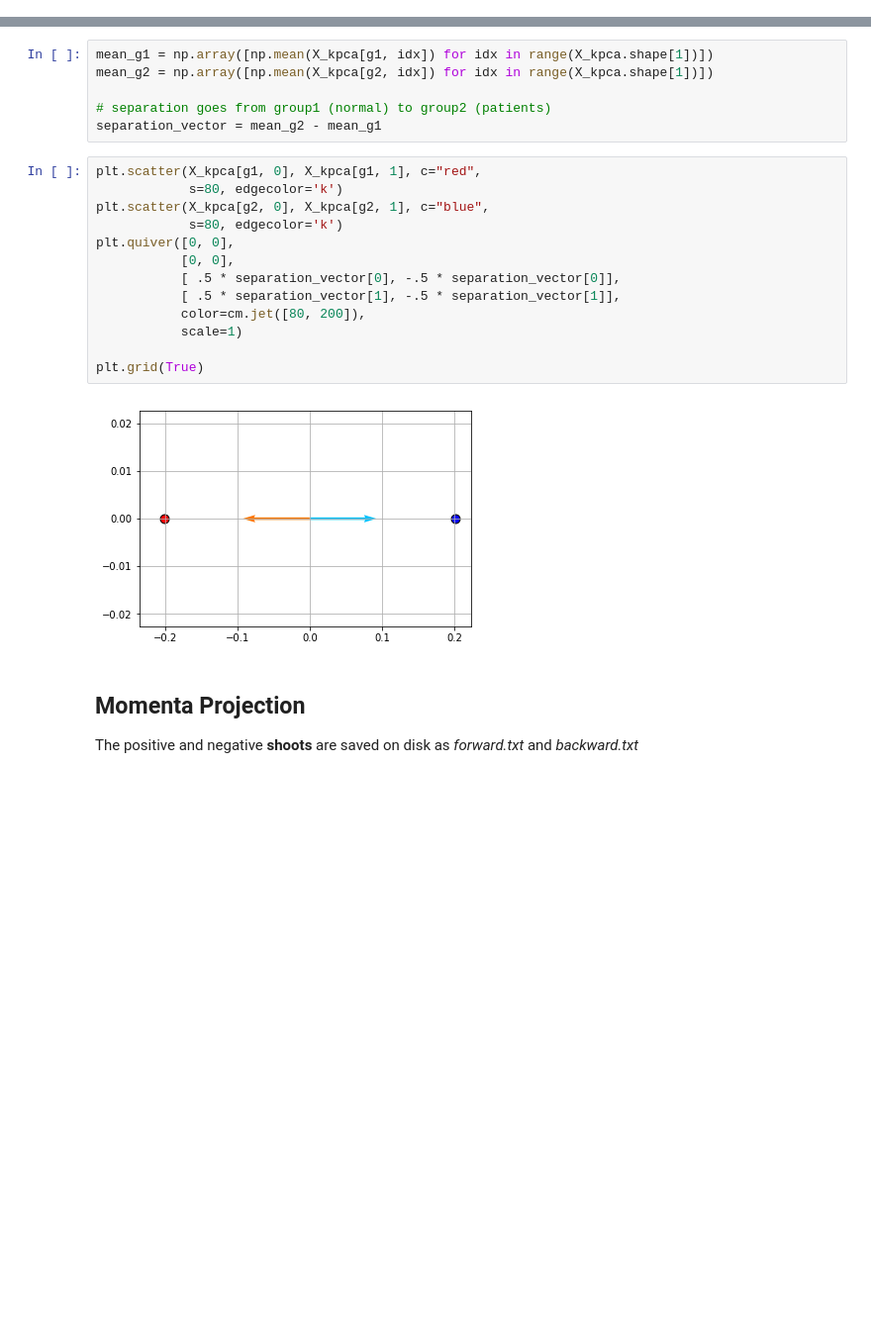
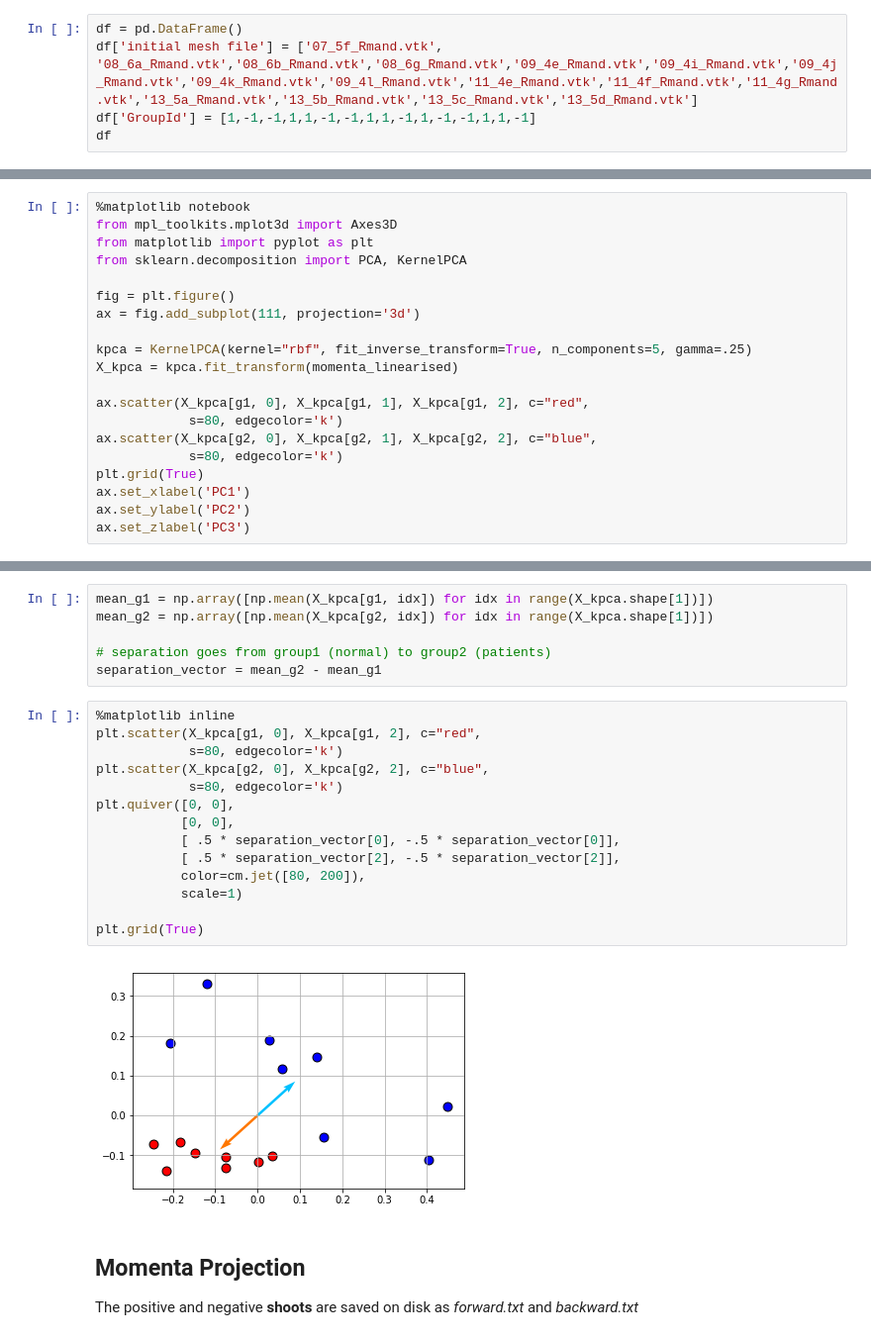
Before and after one commit to marta-vidalgarcia/landmark-free-deformetrica, a Jupyter notebook: shape-statistics-analysis.ipynb, the cells around one changed output, grey strips where cells are left out. Shown at 99% size. Cells and saved outputs as stored; diff of their text form; blank space fills up the shorter version.

```diff
--- a/shape-statistics-analysis.ipynb
+++ b/shape-statistics-analysis.ipynb
@@ -137,0 +129,5 @@ df
+# %%
+df = pd.DataFrame()
+df['initial mesh file'] = ['07_5f_Rmand.vtk', '08_6a_Rmand.vtk','08_6b_Rmand.vtk','08_6g_Rmand.vtk','09_4e_Rmand.vtk','09_4i_Rmand.vtk','09_4j_Rmand.vtk','09_4k_Rmand.vtk','09_4l_Rmand.vtk','11_4e_Rmand.vtk','11_4f_Rmand.vtk','11_4g_Rmand.vtk','13_5a_Rmand.vtk','13_5b_Rmand.vtk','13_5c_Rmand.vtk','13_5d_Rmand.vtk']
+df['GroupId'] = [1,-1,-1,1,1,-1,-1,1,1,-1,1,-1,-1,1,1,-1]
+df
@@ -211,0 +226,20 @@ plt.grid(True)
+# %%
+%matplotlib notebook
+from mpl_toolkits.mplot3d import Axes3D
+from matplotlib import pyplot as plt
+from sklearn.decomposition import PCA, KernelPCA
+
+fig = plt.figure()
+ax = fig.add_subplot(111, projection='3d')
+
+kpca = KernelPCA(kernel="rbf", fit_inverse_transform=True, n_components=5, gamma=.25)
+X_kpca = kpca.fit_transform(momenta_linearised)
+
+ax.scatter(X_kpca[g1, 0], X_kpca[g1, 1], X_kpca[g1, 2], c="red",
+            s=80, edgecolor='k')
+ax.scatter(X_kpca[g2, 0], X_kpca[g2, 1], X_kpca[g2, 2], c="blue",
+            s=80, edgecolor='k')
+plt.grid(True)
+ax.set_xlabel('PC1')
+ax.set_ylabel('PC2')
+ax.set_zlabel('PC3')
@@ -257,20 +312,21 @@ mean_g2 = np.array([np.mean(X_kpca[g2, idx]) for idx in range(X_kpca.shape[1])])
 # separation goes from group1 (normal) to group2 (patients)
 separation_vector = mean_g2 - mean_g1
 # %%
-plt.scatter(X_kpca[g1, 0], X_kpca[g1, 1], c="red",
+%matplotlib inline
+plt.scatter(X_kpca[g1, 0], X_kpca[g1, 2], c="red",
             s=80, edgecolor='k')
-plt.scatter(X_kpca[g2, 0], X_kpca[g2, 1], c="blue",
+plt.scatter(X_kpca[g2, 0], X_kpca[g2, 2], c="blue",
             s=80, edgecolor='k')
 plt.quiver([0, 0],
            [0, 0],
            [ .5 * separation_vector[0], -.5 * separation_vector[0]],
-           [ .5 * separation_vector[1], -.5 * separation_vector[1]],
+           [ .5 * separation_vector[2], -.5 * separation_vector[2]],
            color=cm.jet([80, 200]),
            scale=1)
 
 plt.grid(True)
 # %% [output]
-[figure, old version]
+[figure, new version]
 # %% [markdown]
 ## Momenta Projection
 
```
Also changed, not shown: parts of 11 cells of this notebook.
